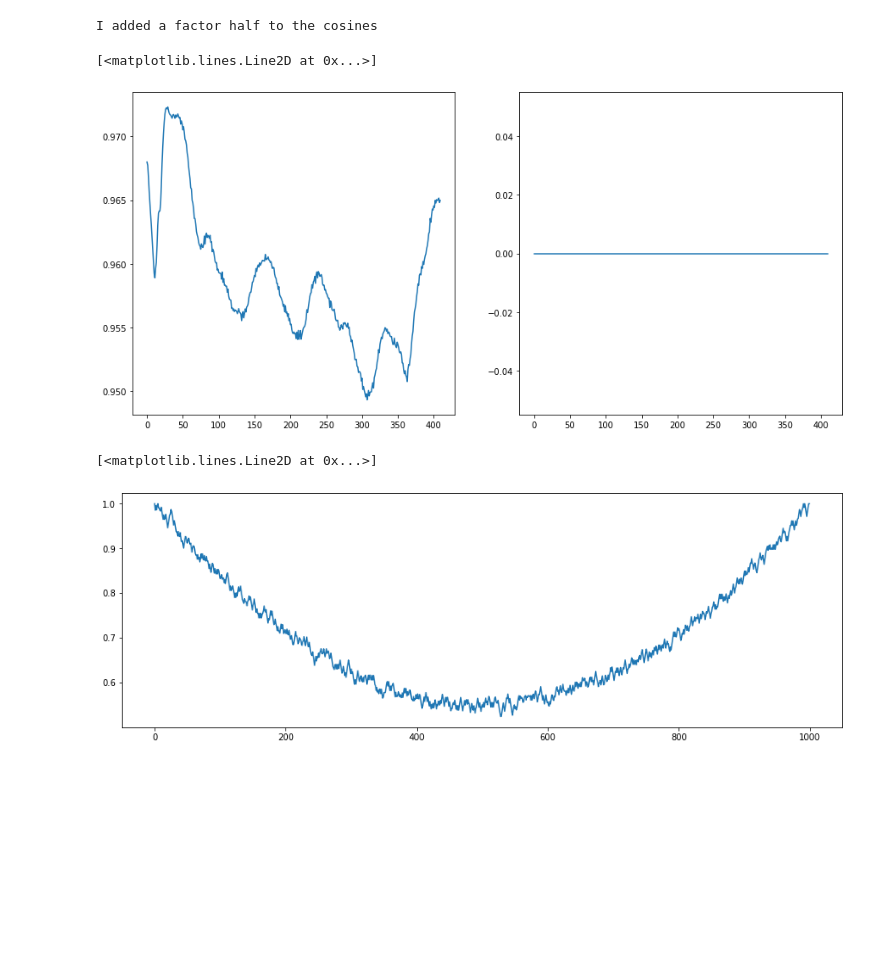
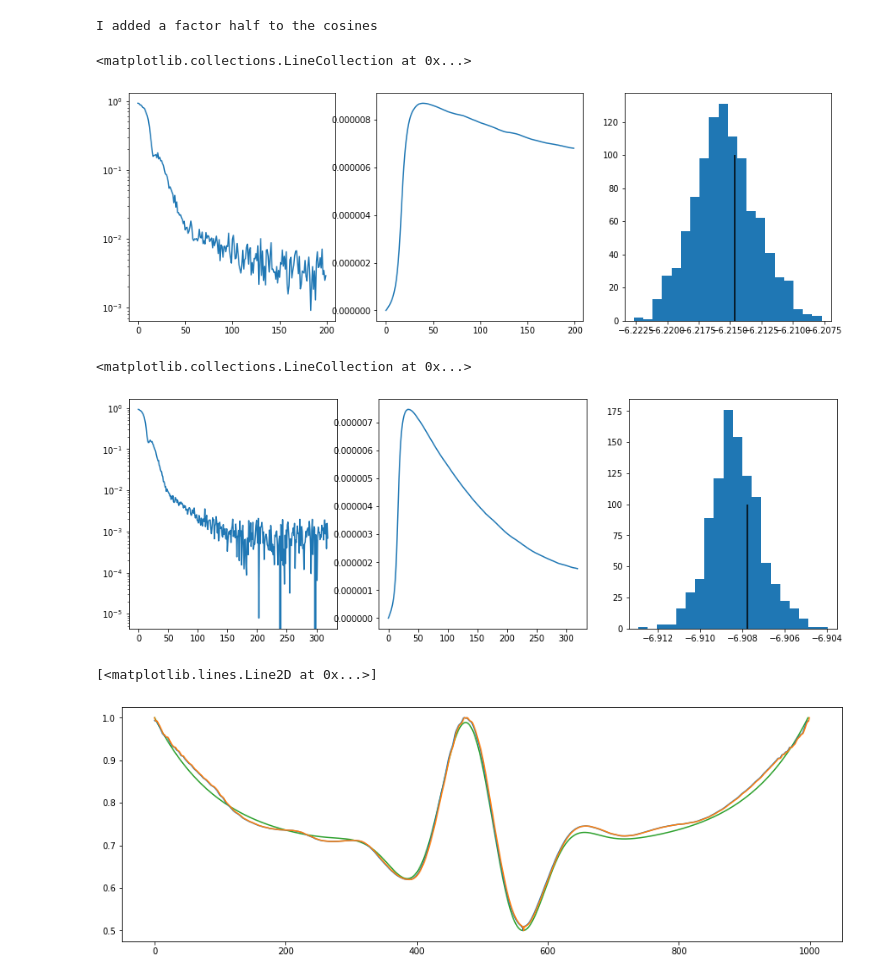
Before and after one commit to Vinther901/Quantum-Optimal-Control, a Jupyter notebook: 2DSystems/VariationalOptimization.ipynb, the cells around one changed output. Cells and saved outputs as stored; diff of their text form; code cells hidden in the pictures; blank space fills up the shorter version.

```diff
--- a/2DSystems/VariationalOptimization.ipynb
+++ b/2DSystems/VariationalOptimization.ipynb
@@ -107,17 +107,22 @@ class model(t.nn.Module,Systems.Periodic_System, Evolvers.SavedBasis):
         self.beta = 1.0
         self.params_dict = params_dict
 
-        # self.ReLU = t.nn.ReLU()
+        self.ReLU = t.nn.ReLU()
         self.heights = t.nn.parameter.Parameter(self.init_heights())
-        self.prior_sigma = t.log(t.ones(998)/10000)
-        self.log_sigma = t.nn.parameter.Parameter(self.prior_sigma)
+        self.prior_sigma = t.log(t.ones(998)/500)
+        self.log_sigma = t.nn.parameter.Parameter(self.prior_sigma.clone())
 
         super(t.nn.Module,self).__init__()
         self.prepare_target_gate_adj()
 
     def init_heights(self):
         time = t.linspace(0,30,1000)[1:-1]
-        return time*(time-30)/500 + 1
+        alphas = t.sin(time)*t.exp(-(time-15)**2/10) + t.exp(-time/3) + t.exp(-(30 - time)/3)
+        alphas = alphas - alphas.min()
+        alphas = alphas/alphas.max()/2
+        alphas = alphas + 0.5
+        return self.restrict_output(self.restrict_diff(alphas)[1:-1],0.5,1)
+        # return time*(time-30)/500 + 1
 
     def restrict_output(self,inp,Min,Max):
         return self.ReLU(inp - Min) - self.ReLU(inp - Max) + Min
@@ -131,7 +136,8 @@ class model(t.nn.Module,Systems.Periodic_System, Evolvers.SavedBasis):
         log_pz = pz.log_prob(alphas).sum()
         log_qz = qz.log_prob(alphas).sum()
 
-        loss_kl = - self.beta*( log_qz - log_pz )
+        # loss_kl = - self.beta*( log_qz - log_pz )
+        loss_kl = self.beta*0.5*(t.square(self.prior_sigma.exp()/self.log_sigma.exp()) - 1 + 2*(self.log_sigma - self.prior_sigma)).mean()
 
         alphas = self.restrict_diff(alphas)
         H = self.get_H(alphas=alphas)
@@ -198,14 +204,29 @@ train(100)
 # %%
-fig, ax = plt.subplots(figsize=(15,7),ncols=2)
+fig, ax = plt.subplots(figsize=(15,5),ncols=3)
 ax[0].plot(gate_losses)
+ax[0].set_yscale('log')
 ax[1].plot(kl_losses)
+ax[2].hist(obj.log_sigma.detach(),bins=20);
+ax[2].vlines(obj.prior_sigma.mean(),0,100)
 # %% [output]
-[<matplotlib.lines.Line2D at 0x...>]
+<matplotlib.collections.LineCollection at 0x...>
-[figure, old version]
+[figure, new version]
+# %%
+fig, ax = plt.subplots(figsize=(15,5),ncols=3)
+ax[0].plot(gate_losses)
+ax[0].set_yscale('log')
+ax[1].plot(kl_losses)
+ax[2].hist(obj.log_sigma.detach(),bins=20);
+ax[2].vlines(obj.prior_sigma.mean(),0,100)
+# ax[1].plot(obj.log_sigma.detach())
+# %% [output]
+<matplotlib.collections.LineCollection at 0x...>
+[figure, added]
 # %%
 plt.figure(figsize=(15,5))
-# plt.plot(obj.restrict_output(obj.heights.detach(),0.5,1))
+plt.plot(obj.restrict_output(obj.heights.detach(),0.5,1))
 plt.plot(obj.restrict_diff(obj.heights.detach()))
+plt.plot(obj.init_heights(),zorder=-1)
 # %% [output]
 [<matplotlib.lines.Line2D at 0x...>]
-[figure, old version]
+[figure, new version]
```
Also changed, not shown: parts of 13 cells of this notebook, 1 other file.
